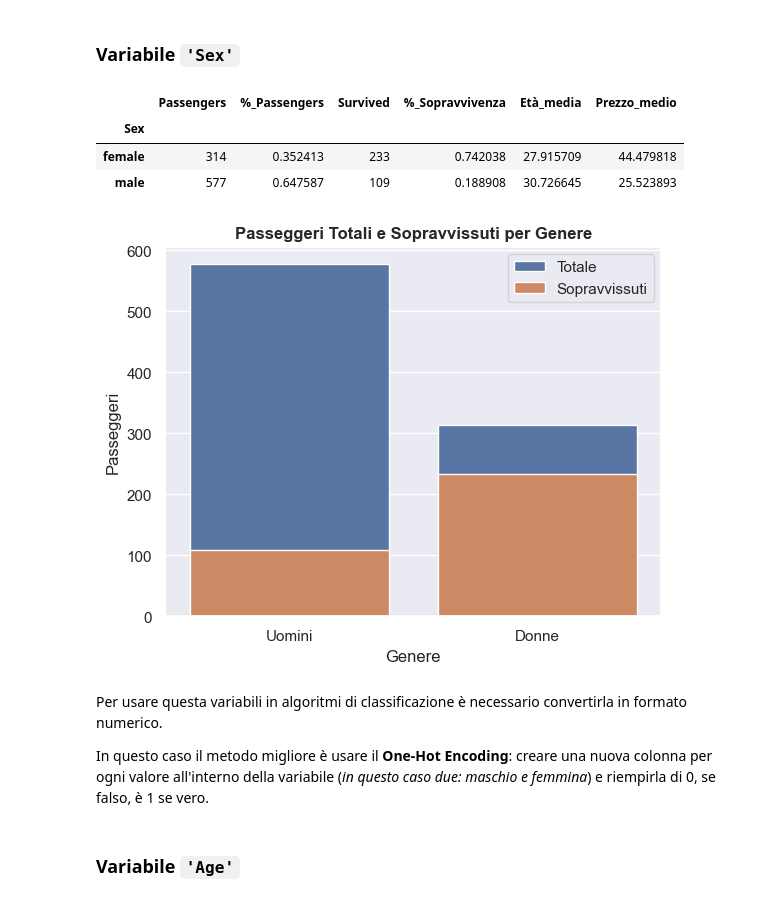
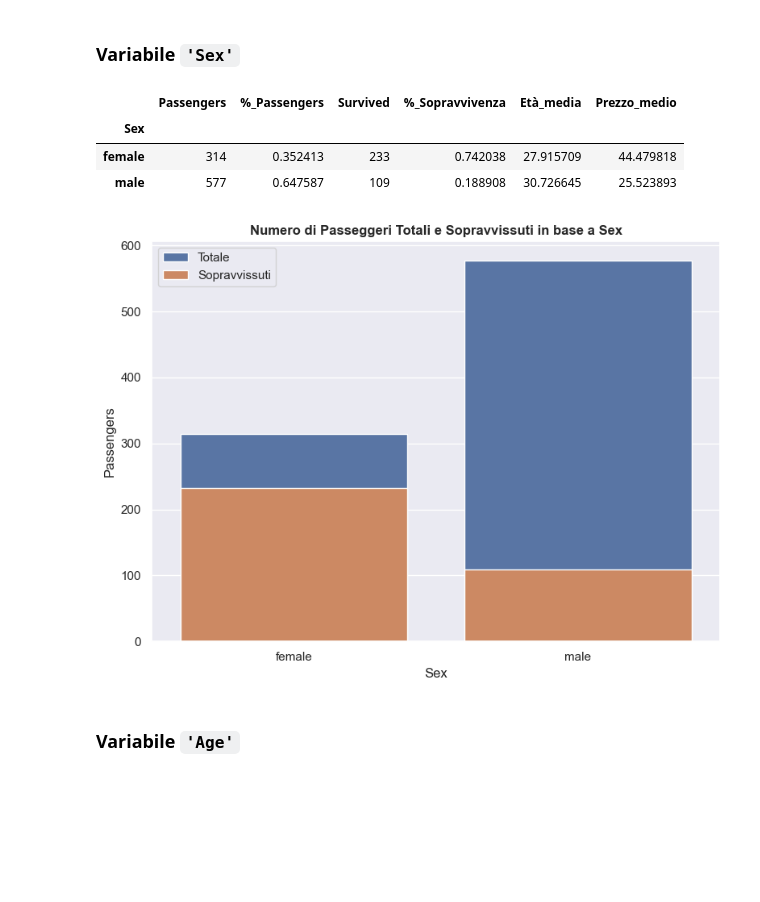
Before and after one commit to marcocolognesi/kaggle_titanic, a Jupyter notebook: notebook.ipynb, the cells around one changed output. Saved outputs shown, nothing was run; the diff lists cells and outputs as text; code cells hidden in the pictures; blank space fills up the shorter version.

```diff
--- a/notebook.ipynb
+++ b/notebook.ipynb
@@ -246,48 +186,21 @@ train_df.groupby(by=['Pclass', 'Name_title']).sum(numeric_only=True).iloc[:, 1:]
 # %% [markdown]
 ### **Variabile `'Sex'`**
-# %%
-# estrapolo variabile 'sex' dal dataset
-sex = train_df['Sex']
-
-# trovo valori per categoria
-sex_value_count = sex.value_counts()
-
-# groupby sum
-sex_sum_groupby = train_df.groupby(by=['Sex']).sum(numeric_only=True)
-
-# groupby mean
-sex_mean_groupby = train_df.groupby(by=['Sex']).mean(numeric_only=True)
-
-# df con informazioni rilevanti
-sex_insights_df = sex_sum_groupby.copy(deep=True)
-sex_insights_df['%_Sopravvivenza'] = sex_mean_groupby['Survived']
-sex_insights_df['Passengers'] = sex_value_count
-sex_insights_df['Età_media'] = sex_mean_groupby['Age']
-sex_insights_df['Prezzo_medio'] = sex_mean_groupby['Fare']
-sex_insights_df['%_Passengers'] = [x / sex_value_count.sum() for x in sex_insights_df['Passengers']]
-sex_insights_df = sex_insights_df[['Passengers', '%_Passengers', 'Survived', '%_Sopravvivenza', 'Età_media', 'Prezzo_medio']]
-display(sex_insights_df)
-
-# grafico
-plt.figure()
-plt.title('Passeggeri Totali e Sopravvissuti per Genere', weight='bold')
-sns.barplot(sex_value_count, label='Totale')
-sns.barplot(sex_sum_groupby['Survived'], label='Sopravvissuti')
-plt.legend()
-plt.xlabel('Genere')
-plt.ylabel('Passeggeri')
-plt.xticks(ticks=[0, 1], labels=['Uomini', 'Donne'])
-plt.show()
-# %% [output]
-|  | Passengers | %_Passengers | Survived | %_Sopravvivenza | Età_media | Prezzo_medio |
-| Sex |  |  |  |  |  |  |
-| female | 314 | 0.352413 | 233 | 0.742038 | 27.915709 | 44.479818 |
-| male | 577 | 0.647587 | 109 | 0.188908 | 30.726645 | 25.523893 |
-[figure, removed]
-# %% [markdown]
-Per usare questa variabili in algoritmi di classificazione è necessario convertirla in formato numerico.
-
-In questo caso il metodo migliore è usare il **One-Hot Encoding**: creare una nuova colonna per ogni valore all'interno della variabile (*in questo caso due: maschio e femmina*) e riempirla di 0, se falso, è 1 se vero.
+# %%
+# groupby per somma, media e count
+sex_sum_groupby, sex_mean_groupby, sex_count_groupby = sum_mean_and_count_groupby(train_df=train_df, variable='Sex')
+
+# getting EDA insights
+sex_eda_insights = get_eda_insights(titanic_train_dataset=train_df, variable='Sex')
+display(sex_eda_insights)
+
+# plot total amount of passengers against survived ones
+plot_total_and_survived_based_on_label(variable_insights_df=sex_eda_insights, variable='Sex')
+# %% [output]
+|  | Passengers | %_Passengers | Survived | %_Sopravvivenza | Età_media | Prezzo_medio |
+| Sex |  |  |  |  |  |  |
+| female | 314 | 0.352413 | 233 | 0.742038 | 27.915709 | 44.479818 |
+| male | 577 | 0.647587 | 109 | 0.188908 | 30.726645 | 25.523893 |
+[figure, added]
 # %% [markdown]
 ### **Variabile `'Age'`**
 # %%
```
Also changed, not shown: parts of 18 cells of this notebook.
